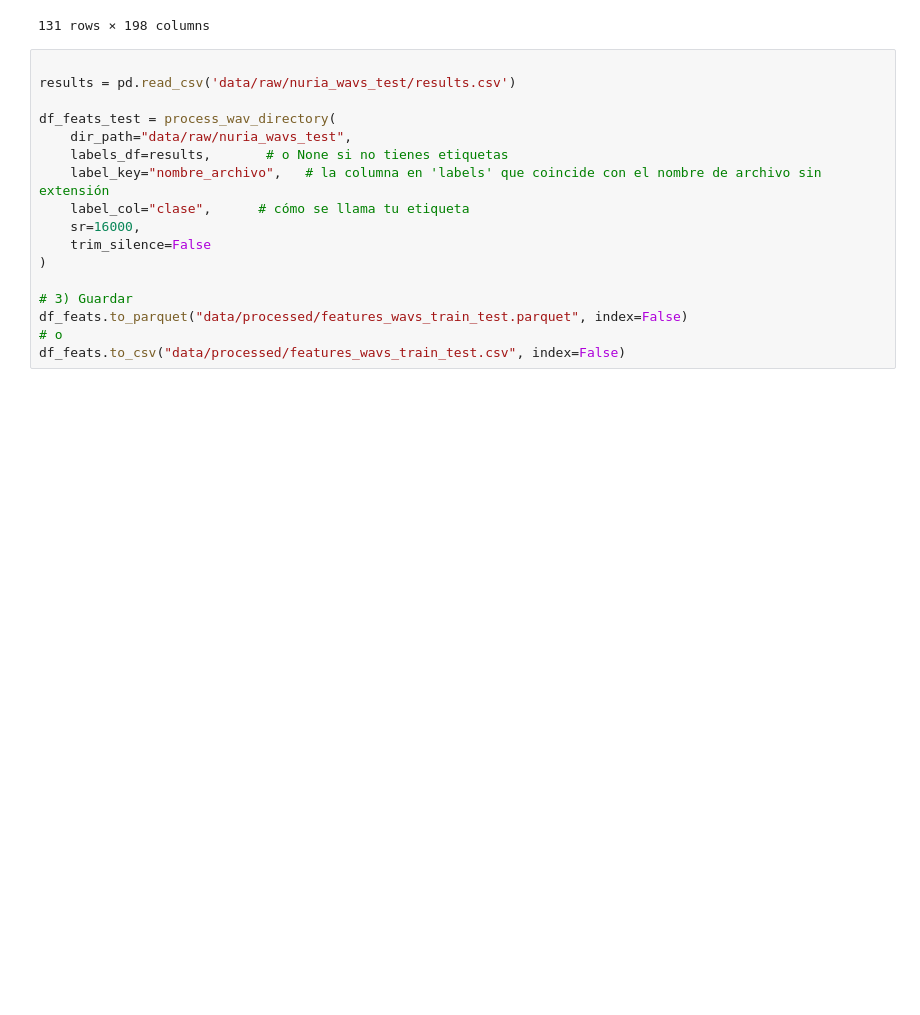
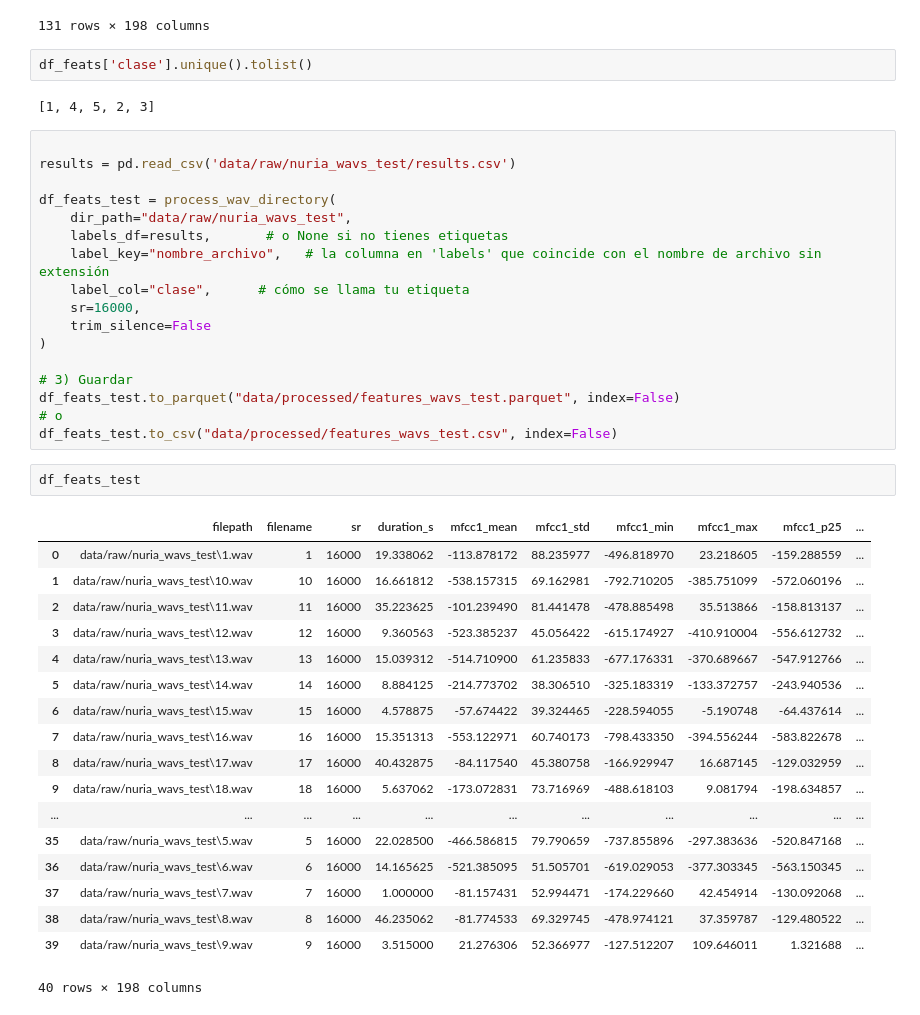
Before and after one commit to heritaco/Paralinguistic-Speech-Classification-for-Baby-Vocalizations, a Jupyter notebook: scripts/preprocesmientodenuria/crear df de atributos.ipynb, the cells around one changed output. Saved outputs shown, nothing was run; the diff lists cells and outputs as text; blank space fills up the shorter version.

```diff
--- a/scripts/preprocesmientodenuria/crear df de atributos.ipynb
+++ b/scripts/preprocesmientodenuria/crear df de atributos.ipynb
@@ -461,6 +461,10 @@ df_feats
 | 129 | data/raw/nuria_wavs\98.wav | 98 | 16000 | 15.636500 | -116.078857 | 89.180134 | -482.326141 | 49.768780 | -182.262482 | ... |
 | 130 | data/raw/nuria_wavs\99.wav | 99 | 16000 | 21.817062 | -96.918051 | 105.229599 | -486.950043 | 34.362064 | -166.660576 | ... |
 131 rows × 198 columns
+# %%
+df_feats['clase'].unique().tolist()
+# %% [output]
+[1, 4, 5, 2, 3]
 # %%
 
 results = pd.read_csv('data/raw/nuria_wavs_test/results.csv')
@@ -475,6 +479,27 @@ df_feats_test = process_wav_directory(
 )
 
 # 3) Guardar
-df_feats.to_parquet("data/processed/features_wavs_train_test.parquet", index=False)
+df_feats_test.to_parquet("data/processed/features_wavs_test.parquet", index=False)
 # o
-df_feats.to_csv("data/processed/features_wavs_train_test.csv", index=False)
+df_feats_test.to_csv("data/processed/features_wavs_test.csv", index=False)
+# %%
+df_feats_test
+# %% [output]
+|  | filepath | filename | sr | duration_s | mfcc1_mean | mfcc1_std | mfcc1_min | mfcc1_max | mfcc1_p25 | ... |
+| 0 | data/raw/nuria_wavs_test\1.wav | 1 | 16000 | 19.338062 | -113.878172 | 88.235977 | -496.818970 | 23.218605 | -159.288559 | ... |
+| 1 | data/raw/nuria_wavs_test\10.wav | 10 | 16000 | 16.661812 | -538.157315 | 69.162981 | -792.710205 | -385.751099 | -572.060196 | ... |
+| 2 | data/raw/nuria_wavs_test\11.wav | 11 | 16000 | 35.223625 | -101.239490 | 81.441478 | -478.885498 | 35.513866 | -158.813137 | ... |
+| 3 | data/raw/nuria_wavs_test\12.wav | 12 | 16000 | 9.360563 | -523.385237 | 45.056422 | -615.174927 | -410.910004 | -556.612732 | ... |
+| 4 | data/raw/nuria_wavs_test\13.wav | 13 | 16000 | 15.039312 | -514.710900 | 61.235833 | -677.176331 | -370.689667 | -547.912766 | ... |
+| 5 | data/raw/nuria_wavs_test\14.wav | 14 | 16000 | 8.884125 | -214.773702 | 38.306510 | -325.183319 | -133.372757 | -243.940536 | ... |
+| 6 | data/raw/nuria_wavs_test\15.wav | 15 | 16000 | 4.578875 | -57.674422 | 39.324465 | -228.594055 | -5.190748 | -64.437614 | ... |
+| 7 | data/raw/nuria_wavs_test\16.wav | 16 | 16000 | 15.351313 | -553.122971 | 60.740173 | -798.433350 | -394.556244 | -583.822678 | ... |
+| 8 | data/raw/nuria_wavs_test\17.wav | 17 | 16000 | 40.432875 | -84.117540 | 45.380758 | -166.929947 | 16.687145 | -129.032959 | ... |
+| 9 | data/raw/nuria_wavs_test\18.wav | 18 | 16000 | 5.637062 | -173.072831 | 73.716969 | -488.618103 | 9.081794 | -198.634857 | ... |
+| ... | ... | ... | ... | ... | ... | ... | ... | ... | ... | ... |
+| 35 | data/raw/nuria_wavs_test\5.wav | 5 | 16000 | 22.028500 | -466.586815 | 79.790659 | -737.855896 | -297.383636 | -520.847168 | ... |
+| 36 | data/raw/nuria_wavs_test\6.wav | 6 | 16000 | 14.165625 | -521.385095 | 51.505701 | -619.029053 | -377.303345 | -563.150345 | ... |
+| 37 | data/raw/nuria_wavs_test\7.wav | 7 | 16000 | 1.000000 | -81.157431 | 52.994471 | -174.229660 | 42.454914 | -130.092068 | ... |
+| 38 | data/raw/nuria_wavs_test\8.wav | 8 | 16000 | 46.235062 | -81.774533 | 69.329745 | -478.974121 | 37.359787 | -129.480522 | ... |
+| 39 | data/raw/nuria_wavs_test\9.wav | 9 | 16000 | 3.515000 | 21.276306 | 52.366977 | -127.512207 | 109.646011 | 1.321688 | ... |
+40 rows × 198 columns
```
Also changed, not shown: parts of 1 cell of this notebook, 4 other files.
